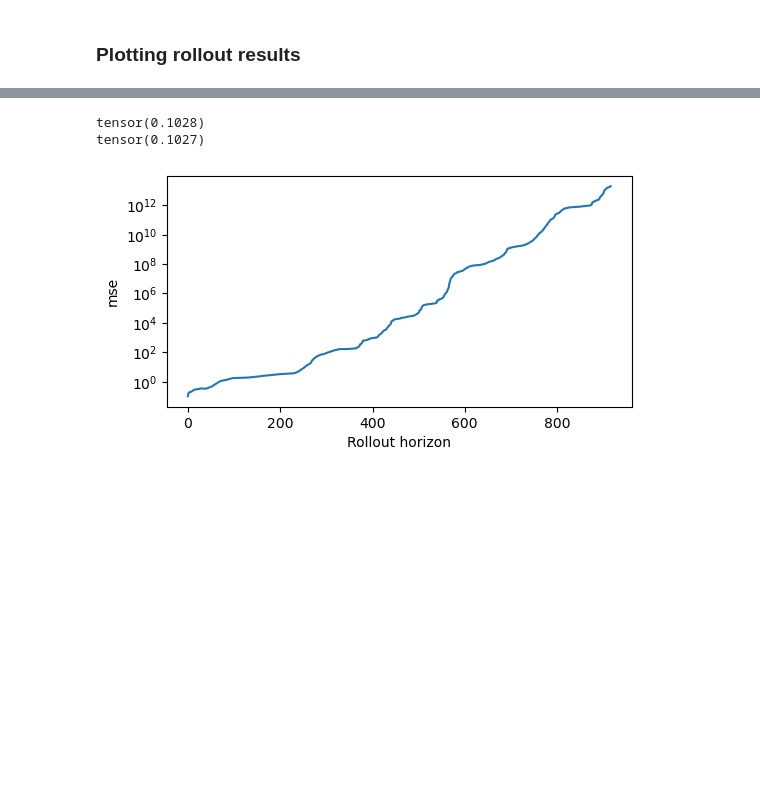
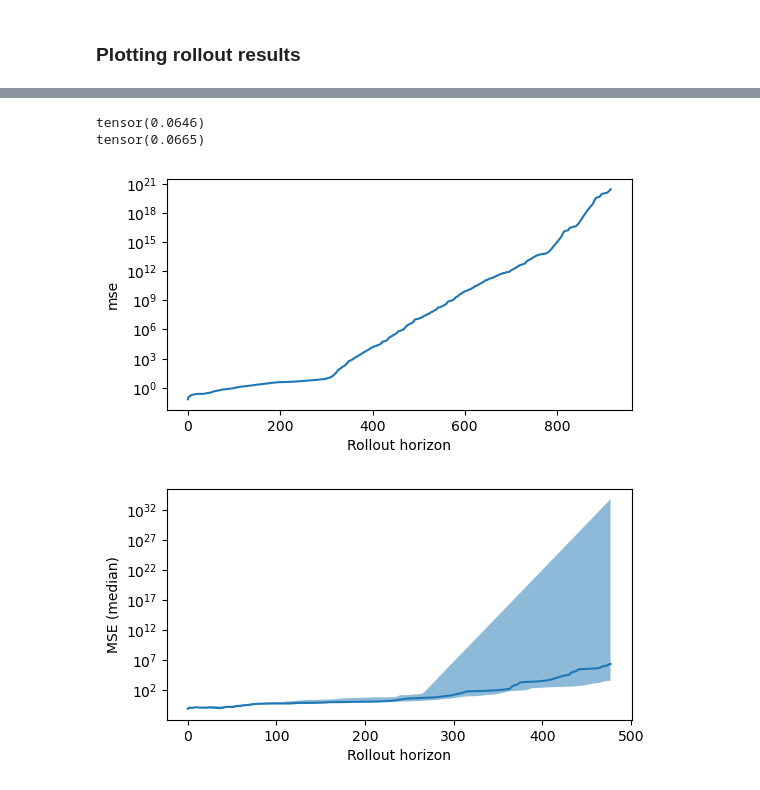
Before and after one commit to maalberg/kind, a Jupyter notebook: examples/mujoco/walker2d/04_model_train_moe.ipynb, the cells around one changed output, grey strips where cells are left out. Saved outputs shown, nothing was run; the diff lists cells and outputs as text; code cells hidden in the pictures; blank space fills up the shorter version.

```diff
--- a/examples/mujoco/walker2d/04_model_train_moe.ipynb
+++ b/examples/mujoco/walker2d/04_model_train_moe.ipynb
@@ -145,6 +184,7 @@ with torch.no_grad():
         mse = []
         for h in range(1, eval_obs.shape[1]): # horizon
             s0 = eval_obs[j, 0]
+            model.reset()
             cmp_rollout = example_mujoco.rollout_moe(
                 model, s0,
                 eval_obs[j, :h], eval_act[j, :h], reanchor_nsample=reanchor_nsample)
@@ -198,7 +238,7 @@ with torch.no_grad():
     plt.ylabel('mse')
     plt.show()
 
-datasaved = False
+datasaved = True
 if datasaved:
     save_mse_mean = traj_mse_mean.reshape(1, -1, 1)
     save_mse_std = traj_mse_std.reshape(1, -1, 1)
@@ -206,8 +246,41 @@ if datasaved:
     savedata = np.concatenate([
         save_step[:1, :, :1],
         save_mse_mean[:1, :, :1], save_mse_std[:1, :, :1]], axis=2)
-    util_data.write_datafile(f'{result_path}/walker2d_moe_mse', savedata, delim=' ')
+    util_data.write_datafile(f'{result_dir}/moe_mse_seed_{seed}', savedata, delim=' ')
 # %% [output]
-tensor(0.1028)
-tensor(0.1027)
+tensor(0.0646)
+tensor(0.0665)
-[figure, old version]
+[figure, new version]
+# %%
+mseprocessed = True
+
+if mseprocessed:
+    length = 917
+    mse_data = [
+        util_data.read_datafile(
+            f'{result_dir}/moe_mse_seed_{s}', length, delim=' ') for s in seeds]
+    mse = torch.cat([mse[..., [2]] for mse in mse_data], dim=0)
+    mse_median, _ = torch.median(mse, dim=0, keepdim=True)
+    mse_percentile_10 = torch.quantile(mse, 0.1, dim=0, keepdim=True)
+    mse_percentile_90 = torch.quantile(mse, 0.9, dim=0, keepdim=True)
+
+    x = torch.arange(mse_median.shape[1]).reshape(1, -1, 1)
+
+    plt.figure(figsize=(6,3))
+    plt.plot(x[0, :, 0], mse_median[0, :, 0], linestyle='solid')
+    plt.fill_between(x[0, :, 0], mse_percentile_10[0, :, 0], mse_percentile_90[0, :, 0], alpha=0.5)
+    plt.yscale('log')
+    plt.xlabel('Rollout horizon')
+    plt.ylabel('MSE (median)')
+    plt.show()
+
+    horizon = disp_end
+    nmse = mse.shape[0]
+    save_step = torch.arange(mse_median.shape[1]).reshape(1, -1, 1)
+    savedata = np.concatenate([
+        save_step[:1, :horizon, :1],
+        mse_median[:1, :horizon, :1],
+        mse_percentile_10[:1, :horizon, :1], mse_percentile_90[:1, :horizon, :1]], axis=2)
+    util_data.write_datafile(f'{result_dir}/moe_mse_avg_{nmse}', savedata, delim=' ')
+# %% [output]
+[figure, added]
```
Also changed, not shown: parts of 9 cells of this notebook, 12 other files.
